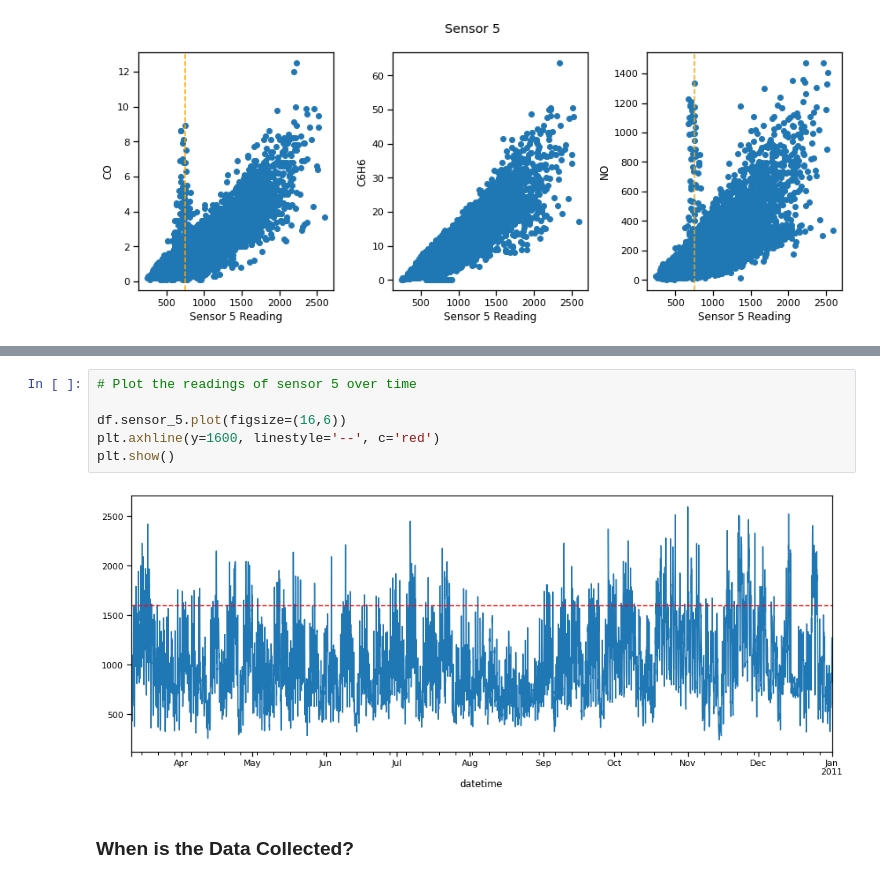
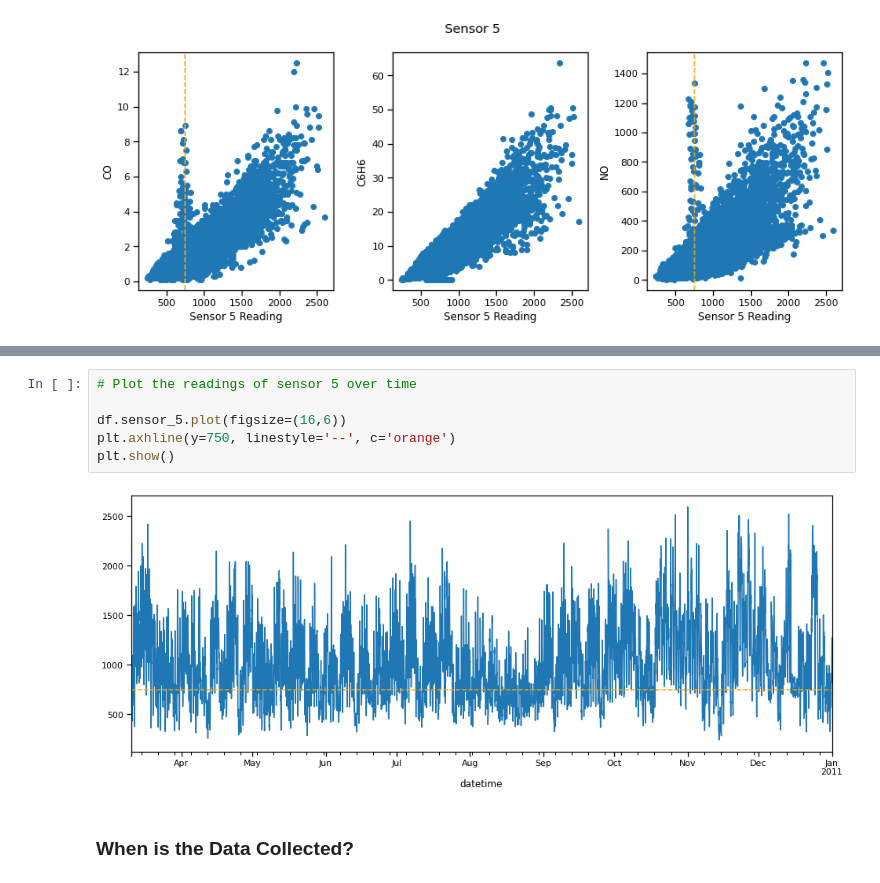
Before and after one commit to Yongliang-Shi/predicting-air-pollution, a Jupyter notebook: MVP.ipynb, the cells around one changed output, grey strips where cells are left out. Drawn from its saved outputs; the diff is of its cells as text.

```diff
--- a/MVP.ipynb
+++ b/MVP.ipynb
@@ -428,11 +496,11 @@ plt.show()
 # %%
 # Plot the readings of sensor 5 over time
 
 df.sensor_5.plot(figsize=(16,6))
-plt.axhline(y=1600, linestyle='--', c='red')
+plt.axhline(y=750, linestyle='--', c='orange')
 plt.show()
 # %% [output]
-[figure, old version]
+[figure, new version]
 # %% [markdown]
 ### When is the Data Collected?
 # %%
```
Also changed, not shown: parts of 13 cells of this notebook.
